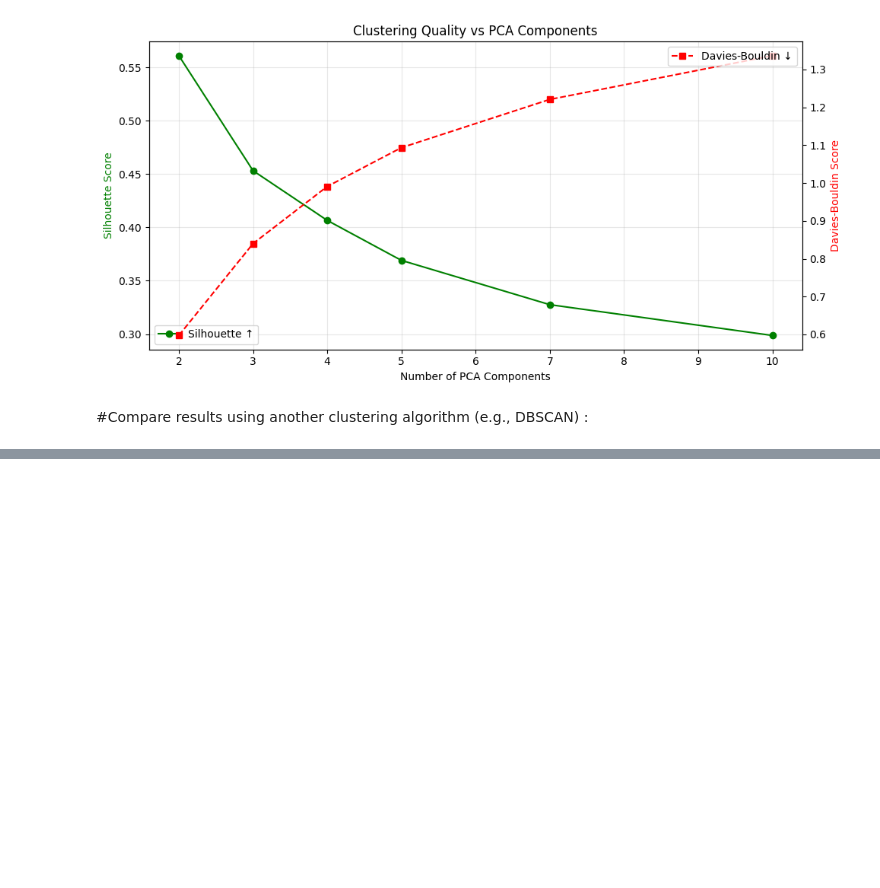
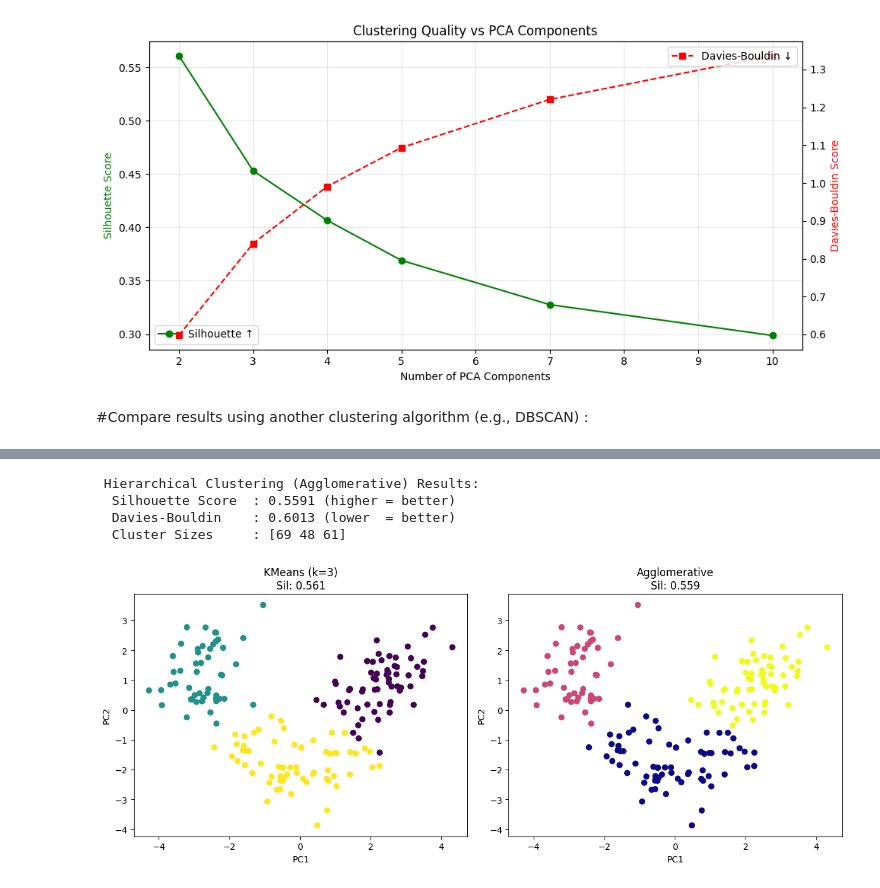
Before and after one commit to EngMohamed-op/Evaluating-Clustering-Before-and-After-PCA, a Jupyter notebook: Clustering_Before_and_After_PCA.ipynb, the cells around one changed output, grey strips where cells are left out. Cells and saved outputs as stored; diff of their text form; code cells hidden in the pictures; blank space fills up the shorter version.

```diff
--- a/Clustering_Before_and_After_PCA.ipynb
+++ b/Clustering_Before_and_After_PCA.ipynb
@@ -263,3 +323,49 @@ plt.show()
+# %%
+from sklearn.cluster import AgglomerativeClustering
+from sklearn.metrics import silhouette_score, davies_bouldin_score
+import numpy as np
+import matplotlib.pyplot as plt
+
+
+# Agglomerative Clustering
+
+agg = AgglomerativeClustering(n_clusters=3)
+labels_agg = agg.fit_predict(X_pca)
+
+# Evaluation
+sil_agg = silhouette_score(X_pca, labels_agg)
+db_agg  = davies_bouldin_score(X_pca, labels_agg)
+
+print(" Hierarchical Clustering (Agglomerative) Results:")
+print(f"  Silhouette Score  : {sil_agg:.4f} (higher = better)")
+print(f"  Davies-Bouldin    : {db_agg:.4f} (lower  = better)")
+print(f"  Cluster Sizes     : {np.bincount(labels_agg)}")
+
+# Visualization (Compare with KMeans)
+plt.figure(figsize=(12,5))
+
+# KMeans
+plt.subplot(1,2,1)
+plt.scatter(X_pca[:,0], X_pca[:,1], c=labels_after, cmap='viridis')
+plt.title(f'KMeans (k=3)\nSil: {sil_after:.3f}')
+plt.xlabel('PC1')
+plt.ylabel('PC2')
+
+# Agglomerative
+plt.subplot(1,2,2)
+plt.scatter(X_pca[:,0], X_pca[:,1], c=labels_agg, cmap='plasma')
+plt.title(f'Agglomerative\nSil: {sil_agg:.3f}')
+plt.xlabel('PC1')
+plt.ylabel('PC2')
+
+plt.tight_layout()
+plt.show()
+# %% [output]
+ Hierarchical Clustering (Agglomerative) Results:
+  Silhouette Score  : 0.5591 (higher = better)
+  Davies-Bouldin    : 0.6013 (lower  = better)
+  Cluster Sizes     : [69 48 61]
+[figure, added]
 # %% [markdown]
 ## 10. Analysis — Answering Key Questions
 
```
Also changed, not shown: parts of 4 cells of this notebook.
